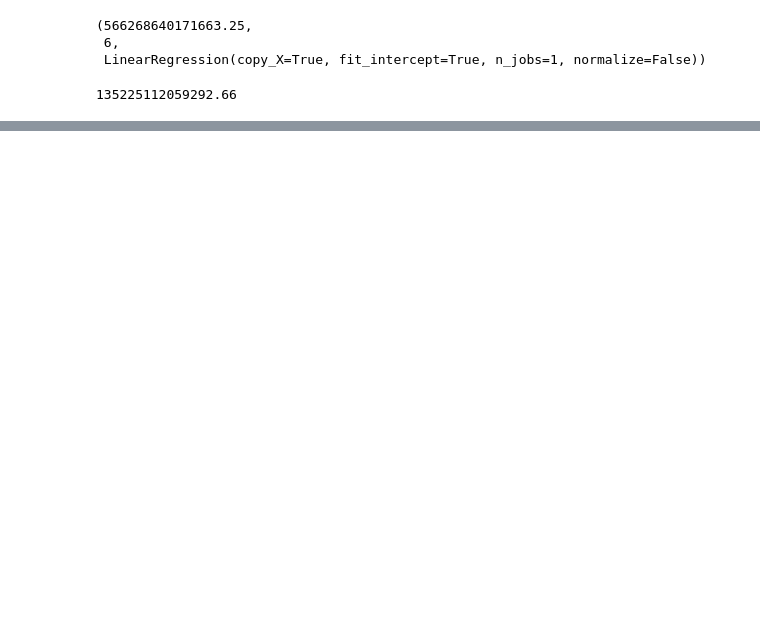
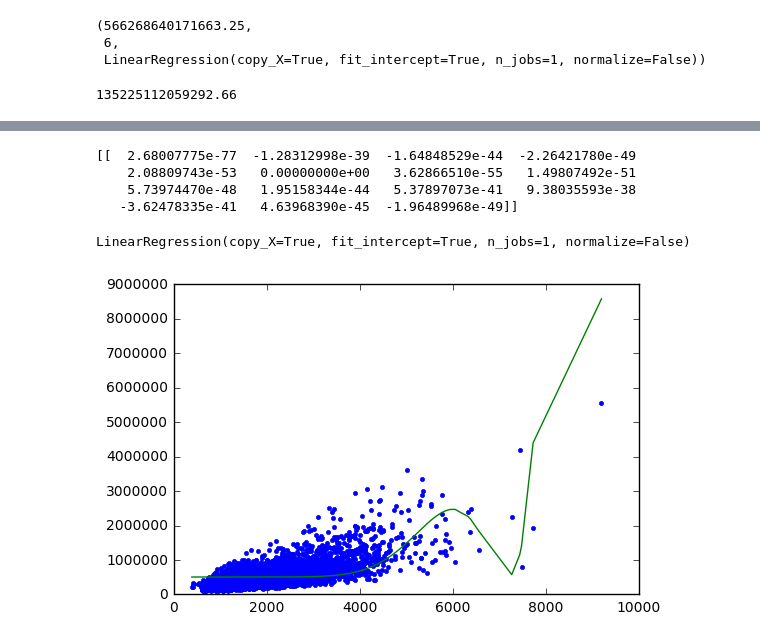
Before and after one commit to patelpri/test, a Jupyter notebook: Bias_Variance_tradeoff.ipynb, the cells around one changed output, grey strips where cells are left out. Saved outputs shown, nothing was run; the diff lists cells and outputs as text; code cells hidden in the pictures; blank space fills up the shorter version.

```diff
--- a/Bias_Variance_tradeoff.ipynb
+++ b/Bias_Variance_tradeoff.ipynb
@@ -160,0 +215,9 @@ predict = models[0][2].predict(test[features])
+# %%
+model_predict(15,house_set_2_data)
+# %% [output]
+[[  2.68007775e-77  -1.28312998e-39  -1.64848529e-44  -2.26421780e-49
+    2.08809743e-53   0.00000000e+00   3.62866510e-55   1.49807492e-51
+    5.73974470e-48   1.95158344e-44   5.37897073e-41   9.38035593e-38
+   -3.62478335e-41   4.63968390e-45  -1.96489968e-49]]
+LinearRegression(copy_X=True, fit_intercept=True, n_jobs=1, normalize=False)
+[figure, added]
```
Also changed, not shown: parts of 32 cells of this notebook.
